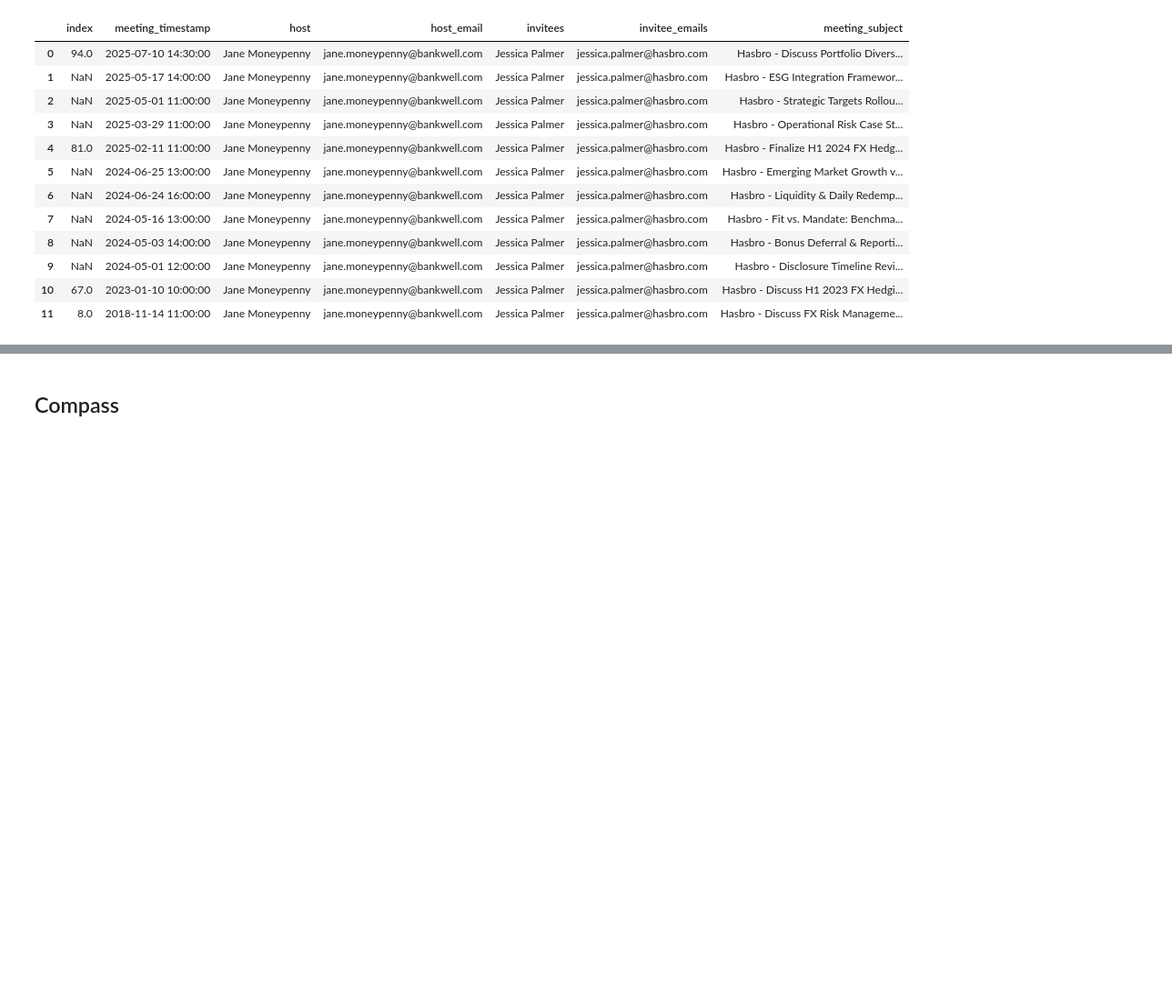
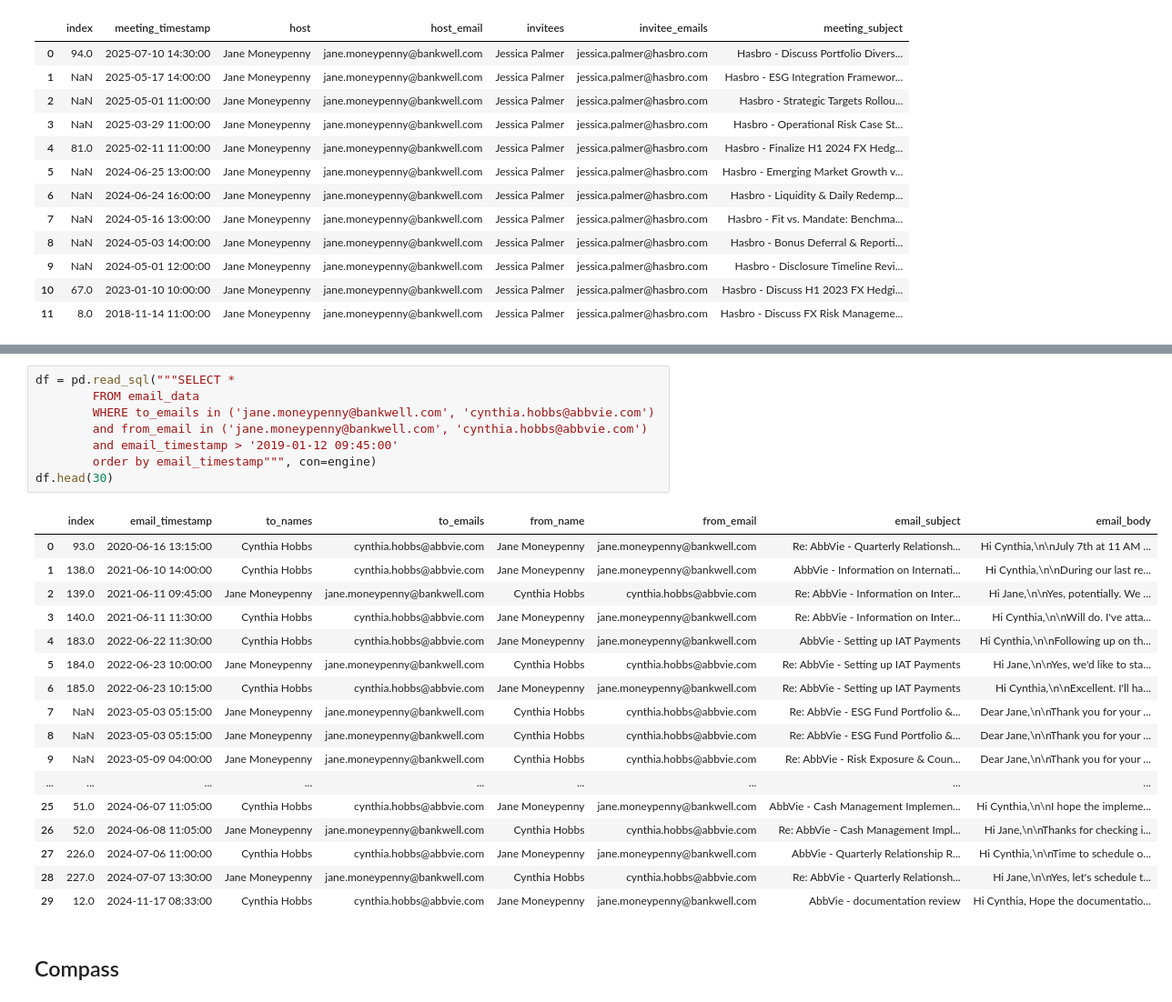
Before and after one commit to ConvoAI-Capstone-SpSu2025/currensee, a Jupyter notebook: notebooks/1.0-data_loading/8.0-update-meeting-dates.ipynb, the cells around one changed output, grey strips where cells are left out. Shown at 91% size. Cells and saved outputs as stored; diff of their text form; blank space fills up the shorter version.

```diff
--- a/notebooks/1.0-data_loading/8.0-update-meeting-dates.ipynb
+++ b/notebooks/1.0-data_loading/8.0-update-meeting-dates.ipynb
@@ -157,3 +461,29 @@ df.head(10)
+# %%
+df = pd.read_sql("""SELECT *
+        FROM email_data
+        WHERE to_emails in ('jane.moneypenny@bankwell.com', 'cynthia.hobbs@abbvie.com')
+        and from_email in ('jane.moneypenny@bankwell.com', 'cynthia.hobbs@abbvie.com')
+        and email_timestamp > '2019-01-12 09:45:00'
+        order by email_timestamp""", con=engine)
+df.head(30)
+# %% [output]
+|  | index | email_timestamp | to_names | to_emails | from_name | from_email | email_subject | email_body |
+| 0 | 93.0 | 2020-06-16 13:15:00 | Cynthia Hobbs | cynthia.hobbs@abbvie.com | Jane Moneypenny | jane.moneypenny@bankwell.com | Re: AbbVie - Quarterly Relationsh... | Hi Cynthia,\n\nJuly 7th at 11 AM ... |
+| 1 | 138.0 | 2021-06-10 14:00:00 | Cynthia Hobbs | cynthia.hobbs@abbvie.com | Jane Moneypenny | jane.moneypenny@bankwell.com | AbbVie - Information on Internati... | Hi Cynthia,\n\nDuring our last re... |
+| 2 | 139.0 | 2021-06-11 09:45:00 | Jane Moneypenny | jane.moneypenny@bankwell.com | Cynthia Hobbs | cynthia.hobbs@abbvie.com | Re: AbbVie - Information on Inter... | Hi Jane,\n\nYes, potentially. We ... |
+| 3 | 140.0 | 2021-06-11 11:30:00 | Cynthia Hobbs | cynthia.hobbs@abbvie.com | Jane Moneypenny | jane.moneypenny@bankwell.com | Re: AbbVie - Information on Inter... | Hi Cynthia,\n\nWill do. I've atta... |
+| 4 | 183.0 | 2022-06-22 11:30:00 | Cynthia Hobbs | cynthia.hobbs@abbvie.com | Jane Moneypenny | jane.moneypenny@bankwell.com | AbbVie - Setting up IAT Payments | Hi Cynthia,\n\nFollowing up on th... |
+| 5 | 184.0 | 2022-06-23 10:00:00 | Jane Moneypenny | jane.moneypenny@bankwell.com | Cynthia Hobbs | cynthia.hobbs@abbvie.com | Re: AbbVie - Setting up IAT Payments | Hi Jane,\n\nYes, we'd like to sta... |
+| 6 | 185.0 | 2022-06-23 10:15:00 | Cynthia Hobbs | cynthia.hobbs@abbvie.com | Jane Moneypenny | jane.moneypenny@bankwell.com | Re: AbbVie - Setting up IAT Payments | Hi Cynthia,\n\nExcellent. I'll ha... |
+| 7 | NaN | 2023-05-03 05:15:00 | Jane Moneypenny | jane.moneypenny@bankwell.com | Cynthia Hobbs | cynthia.hobbs@abbvie.com | Re: AbbVie - ESG Fund Portfolio &... | Dear Jane,\n\nThank you for your ... |
+| 8 | NaN | 2023-05-03 05:15:00 | Jane Moneypenny | jane.moneypenny@bankwell.com | Cynthia Hobbs | cynthia.hobbs@abbvie.com | Re: AbbVie - ESG Fund Portfolio &... | Dear Jane,\n\nThank you for your ... |
+| 9 | NaN | 2023-05-09 04:00:00 | Jane Moneypenny | jane.moneypenny@bankwell.com | Cynthia Hobbs | cynthia.hobbs@abbvie.com | Re: AbbVie - Risk Exposure & Coun... | Dear Jane,\n\nThank you for your ... |
+| ... | ... | ... | ... | ... | ... | ... | ... | ... |
+| 25 | 51.0 | 2024-06-07 11:05:00 | Cynthia Hobbs | cynthia.hobbs@abbvie.com | Jane Moneypenny | jane.moneypenny@bankwell.com | AbbVie - Cash Management Implemen... | Hi Cynthia,\n\nI hope the impleme... |
+| 26 | 52.0 | 2024-06-08 11:05:00 | Jane Moneypenny | jane.moneypenny@bankwell.com | Cynthia Hobbs | cynthia.hobbs@abbvie.com | Re: AbbVie - Cash Management Impl... | Hi Jane,\n\nThanks for checking i... |
+| 27 | 226.0 | 2024-07-06 11:00:00 | Cynthia Hobbs | cynthia.hobbs@abbvie.com | Jane Moneypenny | jane.moneypenny@bankwell.com | AbbVie - Quarterly Relationship R... | Hi Cynthia,\n\nTime to schedule o... |
+| 28 | 227.0 | 2024-07-07 13:30:00 | Jane Moneypenny | jane.moneypenny@bankwell.com | Cynthia Hobbs | cynthia.hobbs@abbvie.com | Re: AbbVie - Quarterly Relationsh... | Hi Jane,\n\nYes, let's schedule t... |
+| 29 | 12.0 | 2024-11-17 08:33:00 | Cynthia Hobbs | cynthia.hobbs@abbvie.com | Jane Moneypenny | jane.moneypenny@bankwell.com | AbbVie - documentation review | Hi Cynthia, Hope the documentatio... |
 # %% [markdown]
 ## Compass
 # %%
```
Also changed, not shown: parts of 31 cells of this notebook, 3 other files.
